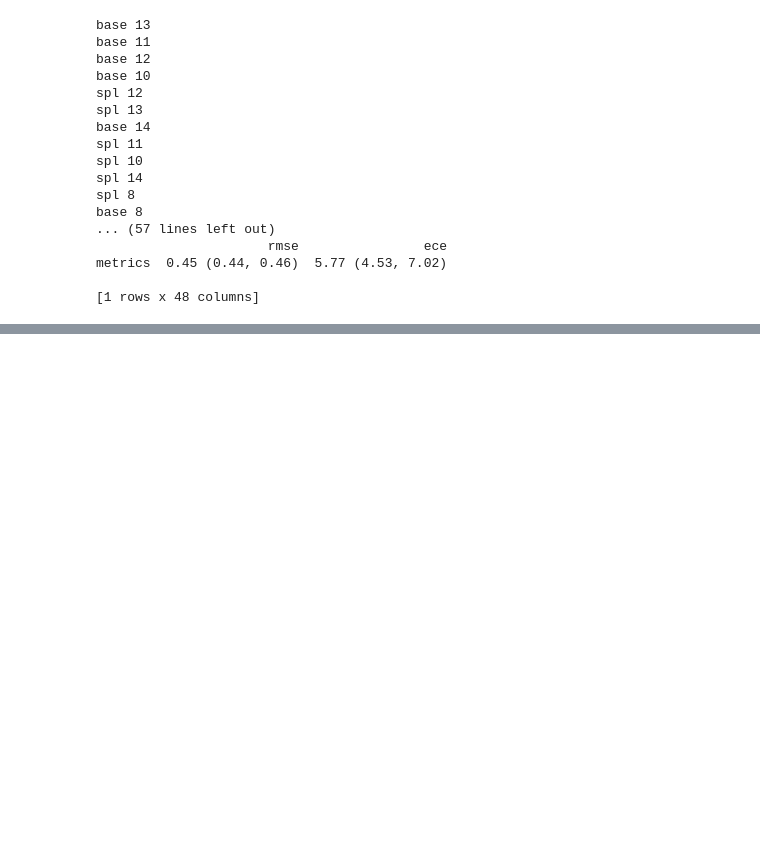
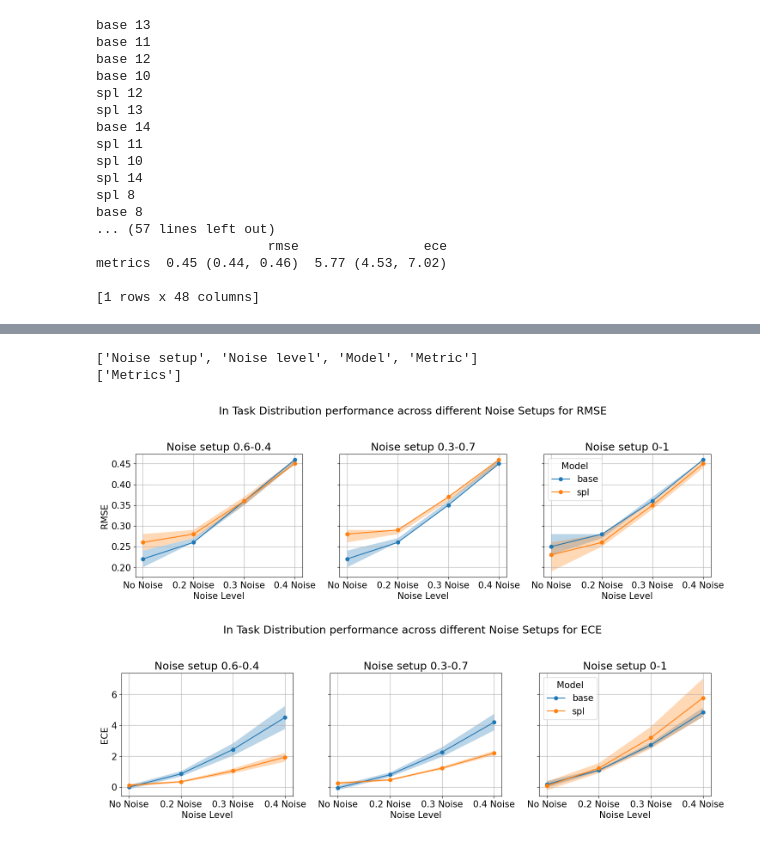
Before and after one commit to aszi09/CL_for_faster_Meta-learning, a Jupyter notebook: aa_experiment_scripts/spl_data_plot_aggregate_eval.ipynb, the cells around one changed output, grey strips where cells are left out. Cells and saved outputs as stored; diff of their text form; code cells hidden in the pictures; blank space fills up the shorter version.

Commit message:
added in task performance plotting from the dataframe.

```diff
--- a/aa_experiment_scripts/spl_data_plot_aggregate_eval.ipynb
+++ b/aa_experiment_scripts/spl_data_plot_aggregate_eval.ipynb
@@ -944,3 +942,71 @@ intask_eval_table_df.to_pickle('intask_eval_table_df.pkl')
 \cline{1-5} \cline{2-5} \cline{3-5}
 \bottomrule
 \end{tabular}
+# %%
+intask_eval_table_df =  pd.read_pickle('intask_eval_table_df.pkl')
+intask_eval_table_df.columns.names = ["Noise setup", "Noise level", "Model", "Metric"]
+intask_eval_table_df.index.names = ["Metrics"]
+print(intask_eval_table_df.columns.names)
+print(intask_eval_table_df.index.names)
+# %% [output]
+['Noise setup', 'Noise level', 'Model', 'Metric']
+['Metrics']
+# %%
+import pandas as pd
+import matplotlib.pyplot as plt
+import numpy as np
+
+# Load the DataFrame
+intask_eval_table_df = pd.read_pickle('intask_eval_table_df.pkl')
+intask_eval_table_df.columns.names = ["Noise setup", "Noise level", "Model", "Metric"]
+intask_eval_table_df.index.names = ["Metrics"]
+
+# Plotting
+noise_setups = intask_eval_table_df.columns.get_level_values('Noise setup').unique()
+metrics = intask_eval_table_df.columns.get_level_values('Metric').unique()
+models = intask_eval_table_df.columns.get_level_values('Model').unique()
+noise_levels = intask_eval_table_df.columns.get_level_values('Noise level').unique()
+
+plt.rcParams.update({'font.size': 15})
+
+for metric in metrics:
+    fig, axes = plt.subplots(1, len(noise_setups), figsize=(5 * len(noise_setups), 5), sharex=True, sharey=True)
+    fig.suptitle(f'In Task Distribution performance across different Noise Setups for {metric.upper()}')
+
+    # Ensure axes is always a 2D array
+    axes = np.atleast_1d(axes)
+
+    for col, setup in enumerate(noise_setups):
+        ax = axes[col]
+        ax.grid(True)
+        for model in models:
+            means = []
+            ci_lowers = []
+            ci_uppers = []
+
+            for noise_level in noise_levels:
+                value_str = intask_eval_table_df.loc[:, (setup, noise_level, model, metric)].values[0]
+                mean = float(value_str.split(' ')[0])
+                ci_lower = float(value_str.split('(')[-1][:-1].split(',')[0])
+                ci_upper = float(value_str.split('(')[-1][:-1].split(',')[1])
+
+                means.append(mean)
+                ci_lowers.append(ci_lower)
+                ci_uppers.append(ci_upper)
+
+            ax.plot(noise_levels, means, marker='o', label=f'{model}')
+            ax.fill_between(noise_levels, ci_lowers, ci_uppers, alpha=0.3)
+
+        ax.set_title(f'{setup}')
+        ax.set_xlabel('Noise Level')
+        if col == 0:
+            ax.set_ylabel(f'{metric.upper()}')
+        if col == len(noise_setups) - 1:
+            ax.legend(title='Model')
+
+    plt.tight_layout(rect=[0, 0.03, 1, 0.95])
+    plt.savefig(f'intask_{metric}.png')
+    plt.show()
+# %% [output]
+[figure, added]
+[figure, added]
```
Also changed, not shown: parts of 2 cells of this notebook, 3 other files.
